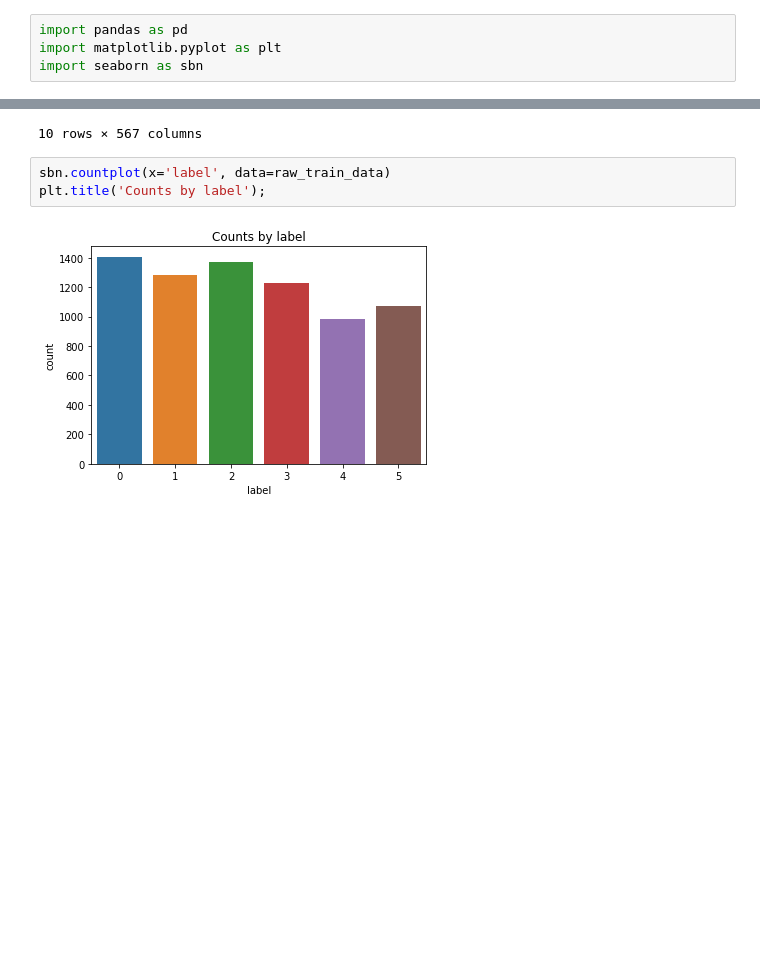
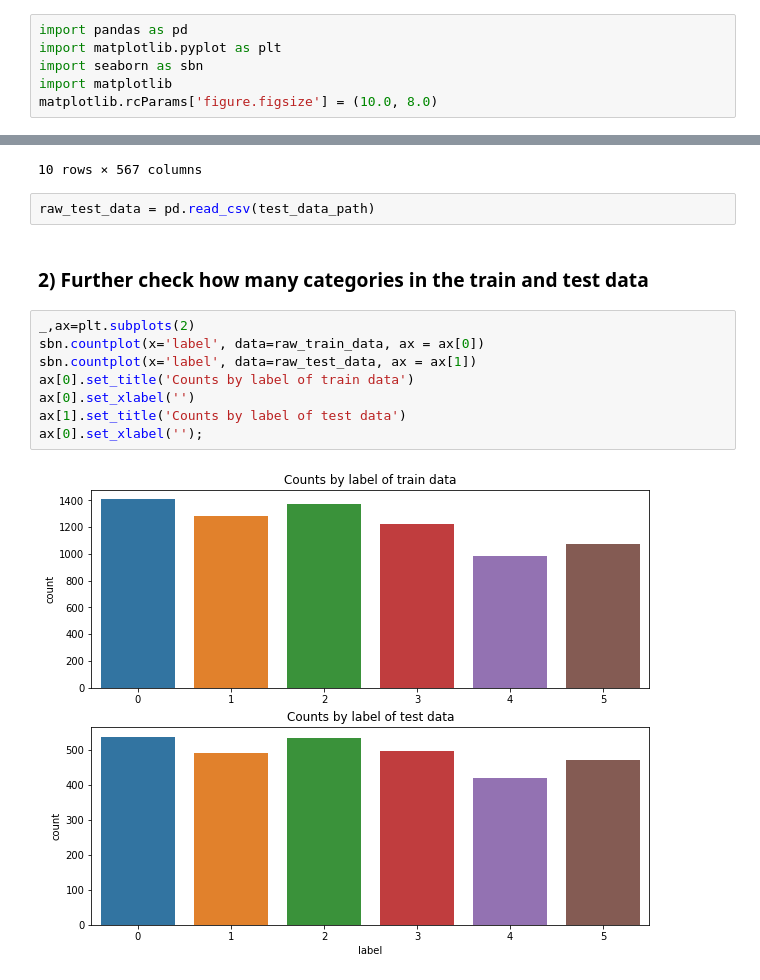
Before and after one commit to geqiao/task1, a Jupyter notebook: task1.ipynb, the cells around one changed output, grey strips where cells are left out. Saved outputs shown, nothing was run; the diff lists cells and outputs as text; blank space fills up the shorter version.

```diff
--- a/task1.ipynb
+++ b/task1.ipynb
@@ -2,6 +2,8 @@
 import pandas as pd
 import matplotlib.pyplot as plt
 import seaborn as sbn
+import matplotlib
+matplotlib.rcParams['figure.figsize'] = (10.0, 8.0)
 # %%
 test_data_path = 'data/test.csv'
 train_data_path = 'data/train.csv'
@@ -21,8 +25,17 @@ raw_train_data.head(10)
 | 8 | 8 | 8 | f | -0.120751 | -0.997328 | -0.961245 | 0 | -0.997596 | -0.957236 | -0.984379 | ... | ... |
 | 9 | 9 | 9 | f | -0.106065 | -0.994803 | -0.972758 | 0 | -0.995405 | -0.973663 | -0.985642 | ... | ... |
 10 rows × 567 columns
-# %%
-sbn.countplot(x='label', data=raw_train_data)
-plt.title('Counts by label');
-# %% [output]
-[figure, removed]
+# %%
+raw_test_data = pd.read_csv(test_data_path)
+# %% [markdown]
+### 2) Further check how many categories in the train and test data
+# %%
+_,ax=plt.subplots(2)
+sbn.countplot(x='label', data=raw_train_data, ax = ax[0])
+sbn.countplot(x='label', data=raw_test_data, ax = ax[1])
+ax[0].set_title('Counts by label of train data')
+ax[0].set_xlabel('')
+ax[1].set_title('Counts by label of test data')
+ax[0].set_xlabel('');
+# %% [output]
+[figure, added]
```
Also changed, not shown: parts of 9 cells of this notebook.
